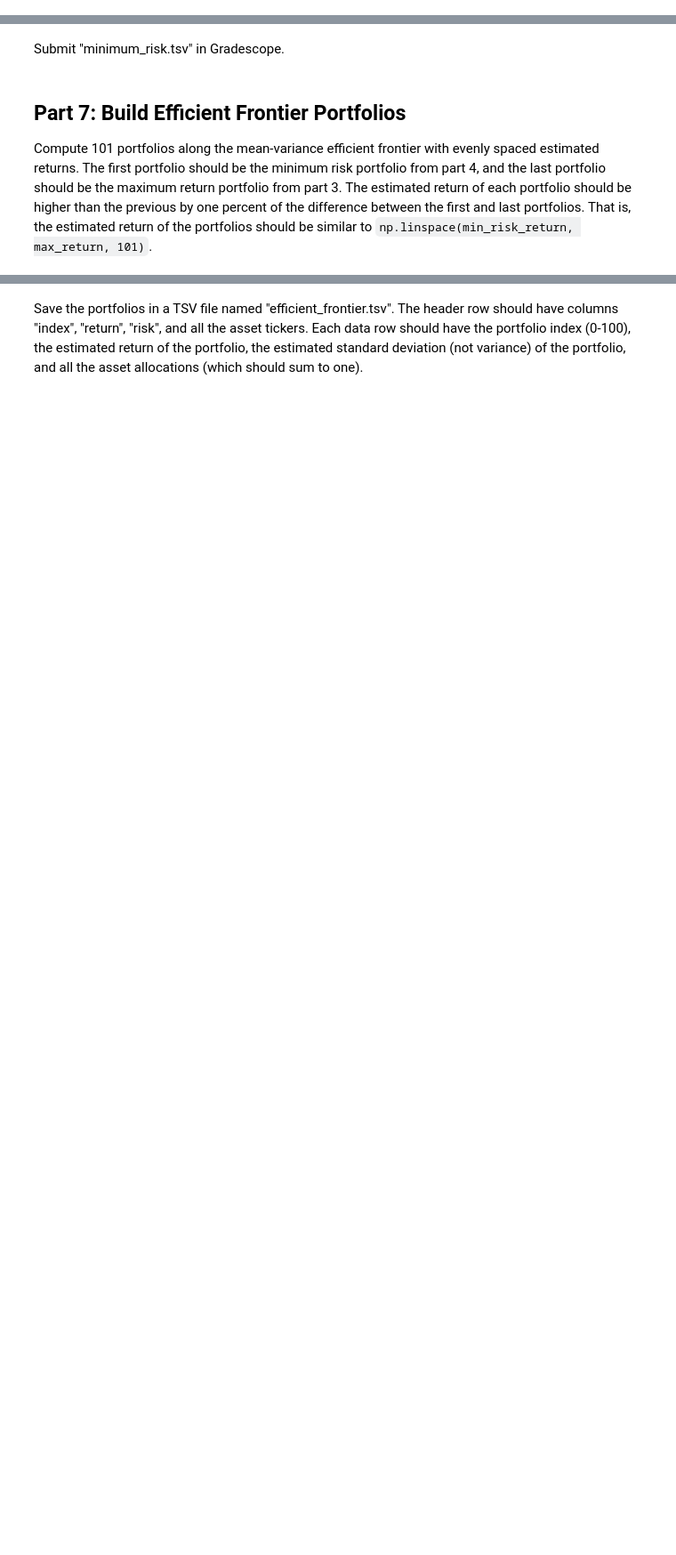
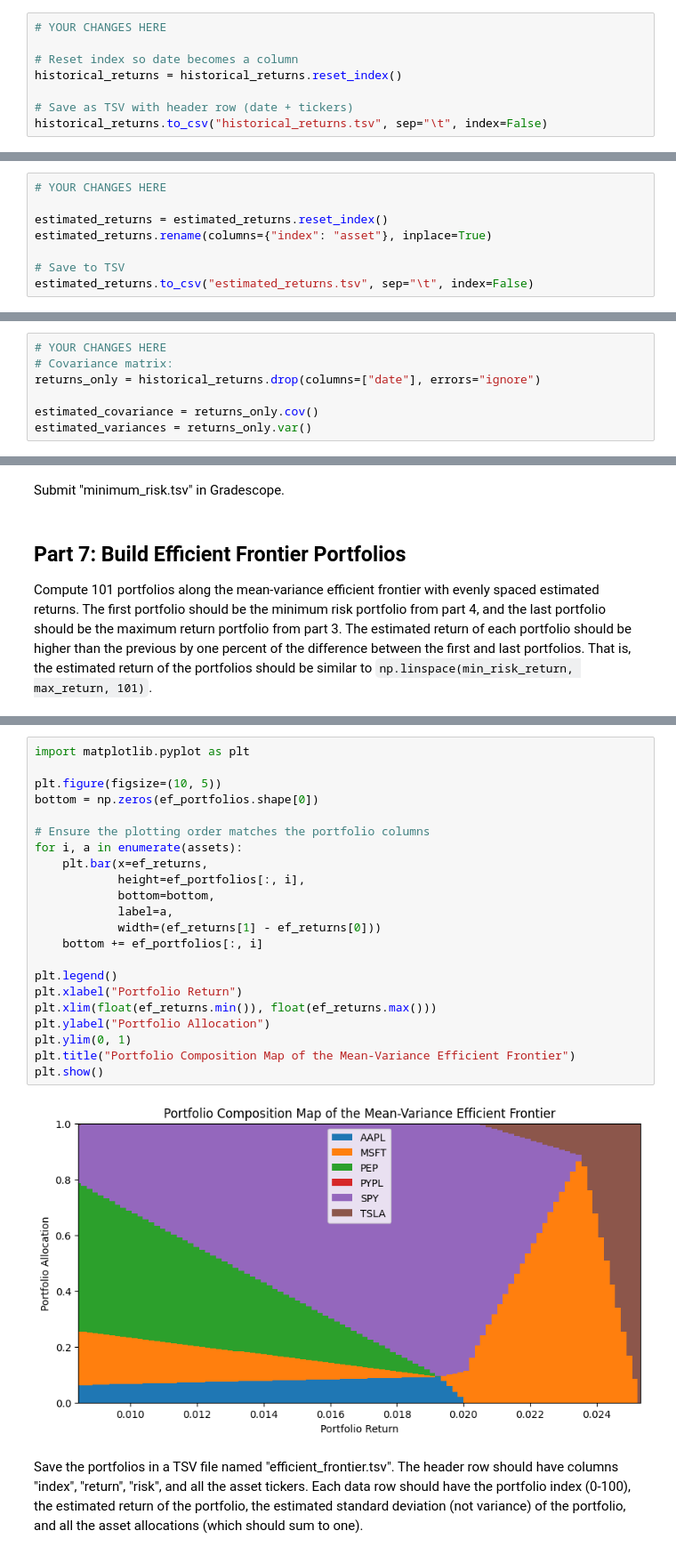
Before and after one commit to polinacsv/dx704-project-01, a Jupyter notebook: project.ipynb, the cells around one changed output, grey strips where cells are left out. Shown at 89% size. Cells and saved outputs as stored; diff of their text form; blank space fills up the shorter version.

```diff
--- a/project.ipynb
+++ b/project.ipynb
@@ -65,0 +195,8 @@ There should only be 23 rows of data in this file, since they are computed as th
+# %%
+# YOUR CHANGES HERE
+
+# Reset index so date becomes a column
+historical_returns = historical_returns.reset_index()
+
+# Save as TSV with header row (date + tickers)
+historical_returns.to_csv("historical_returns.tsv", sep="\t", index=False)
@@ -83,0 +242,8 @@ Save the estimated returns in a TSV file named "estimated_returns.tsv" and inclu
+# %%
+# YOUR CHANGES HERE
+
+estimated_returns = estimated_returns.reset_index()
+estimated_returns.rename(columns={"index": "asset"}, inplace=True)
+
+# Save to TSV
+estimated_returns.to_csv("estimated_returns.tsv", sep="\t", index=False)
@@ -93,0 +266,7 @@ Estimate the covariance matrix for the asset returns to understand how the asset
+# %%
+# YOUR CHANGES HERE
+# Covariance matrix:
+returns_only = historical_returns.drop(columns=["date"], errors="ignore")
+
+estimated_covariance = returns_only.cov()
+estimated_variances = returns_only.var()
@@ -152,3 +560,27 @@ That is, the estimated return of the portfolios should be similar to `np.linspac
+# %%
+import matplotlib.pyplot as plt
+
+plt.figure(figsize=(10, 5))
+bottom = np.zeros(ef_portfolios.shape[0])
+
+# Ensure the plotting order matches the portfolio columns
+for i, a in enumerate(assets):
+    plt.bar(x=ef_returns,
+            height=ef_portfolios[:, i],
+            bottom=bottom,
+            label=a,
+            width=(ef_returns[1] - ef_returns[0]))
+    bottom += ef_portfolios[:, i]
+
+plt.legend()
+plt.xlabel("Portfolio Return")
+plt.xlim(float(ef_returns.min()), float(ef_returns.max()))
+plt.ylabel("Portfolio Allocation")
+plt.ylim(0, 1)
+plt.title("Portfolio Composition Map of the Mean-Variance Efficient Frontier")
+plt.show()
+# %% [output]
+[figure, added]
 # %% [markdown]
 Save the portfolios in a TSV file named "efficient_frontier.tsv".
 The header row should have columns "index", "return", "risk", and all the asset tickers.
```
Also changed, not shown: parts of 52 cells of this notebook, 9 other files.
